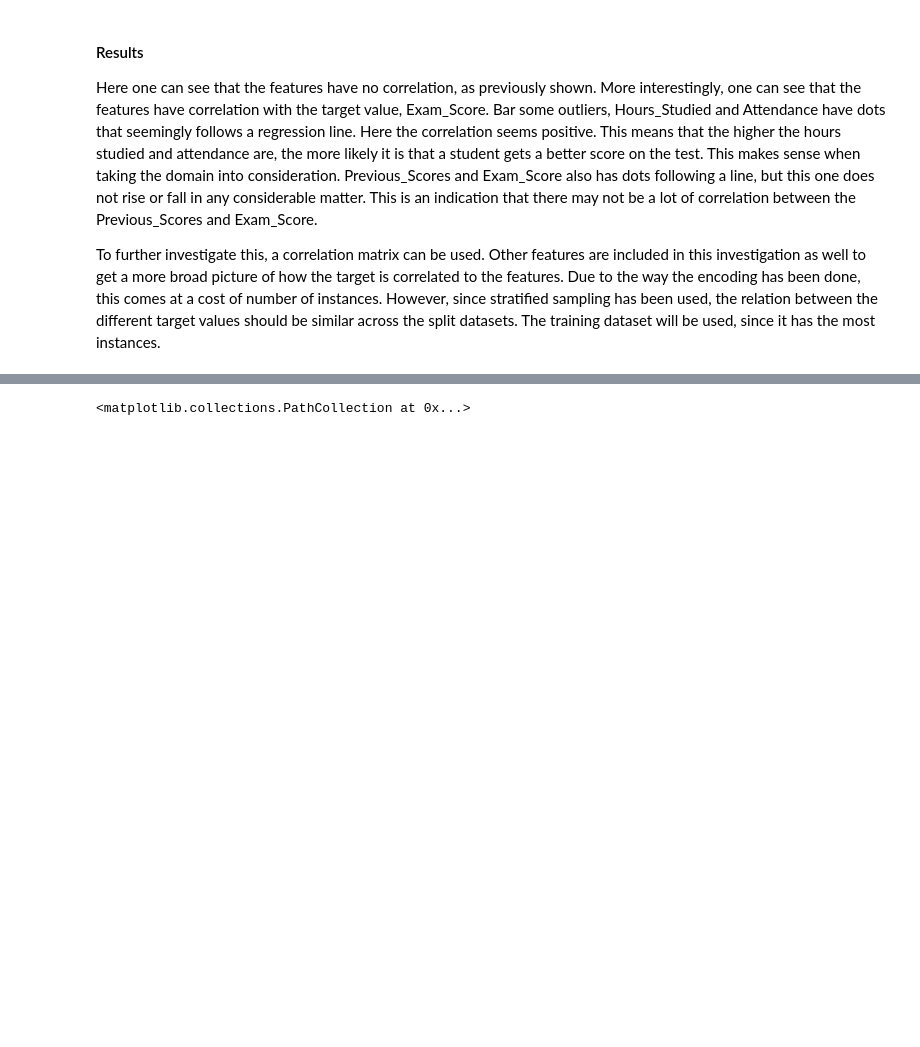
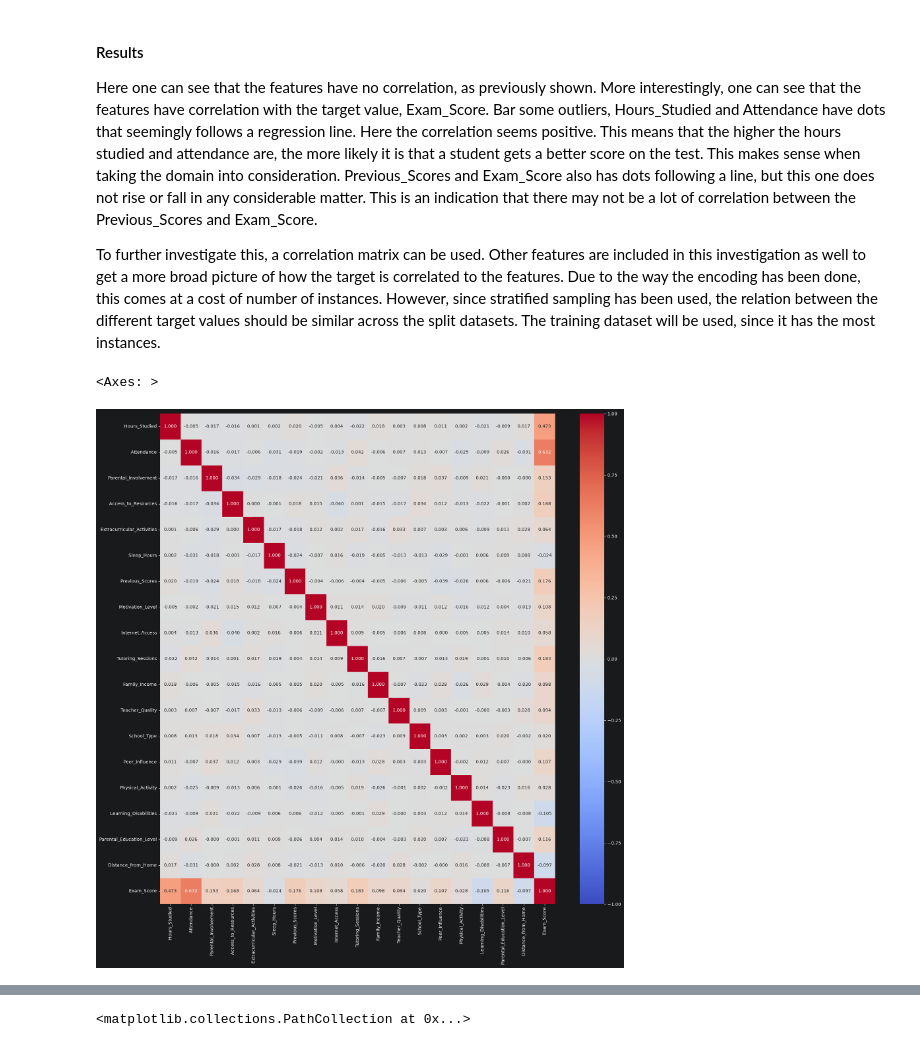
Before and after one commit to Wilbnil/Prakmas-2026, a Jupyter notebook: Oblig 1/Training and Evaluating Baseline Models.ipynb, the cells around one changed output, grey strips where cells are left out. Cells and saved outputs as stored; diff of their text form; code cells hidden in the pictures; blank space fills up the shorter version.

```diff
--- a/Oblig 1/Training and Evaluating Baseline Models.ipynb
+++ b/Oblig 1/Training and Evaluating Baseline Models.ipynb
@@ -440,10 +440,17 @@ Here one can see that the features have no correlation, as previously shown. Mor
 
 To further investigate this, a correlation matrix can be used. Other features are included in this investigation as well to get a more broad picture of how the target is correlated to the features. Due to the way the encoding has been done, this comes at a cost of number of instances. However, since stratified sampling has been used, the relation between the different target values should be similar across the split datasets. The training dataset will be used, since it has the most instances.
 # %%
+# Preliminary step:
+# Create a temporary dataframe which combines encoded features and targets.
+analysis_dataset_wtargets = pd.merge(features_train, targets_train, left_index=True, right_index=True)
+
 # Correlation matrix which include exam score.
-correlation = anal.corr(numeric_only=True)
+correlation = analysis_dataset_wtargets.corr(numeric_only=True)
 
 # Shows the correlation with a heatmap.
 plt.figure(figsize=(20, 20))
 sns.heatmap(correlation, cmap='coolwarm', annot=True, fmt='.3f', vmin=-1, vmax=1)
+# %% [output]
+<Axes: >
+[figure, added]
 # %% [markdown]
```
Also changed, not shown: parts of 3 cells of this notebook.
